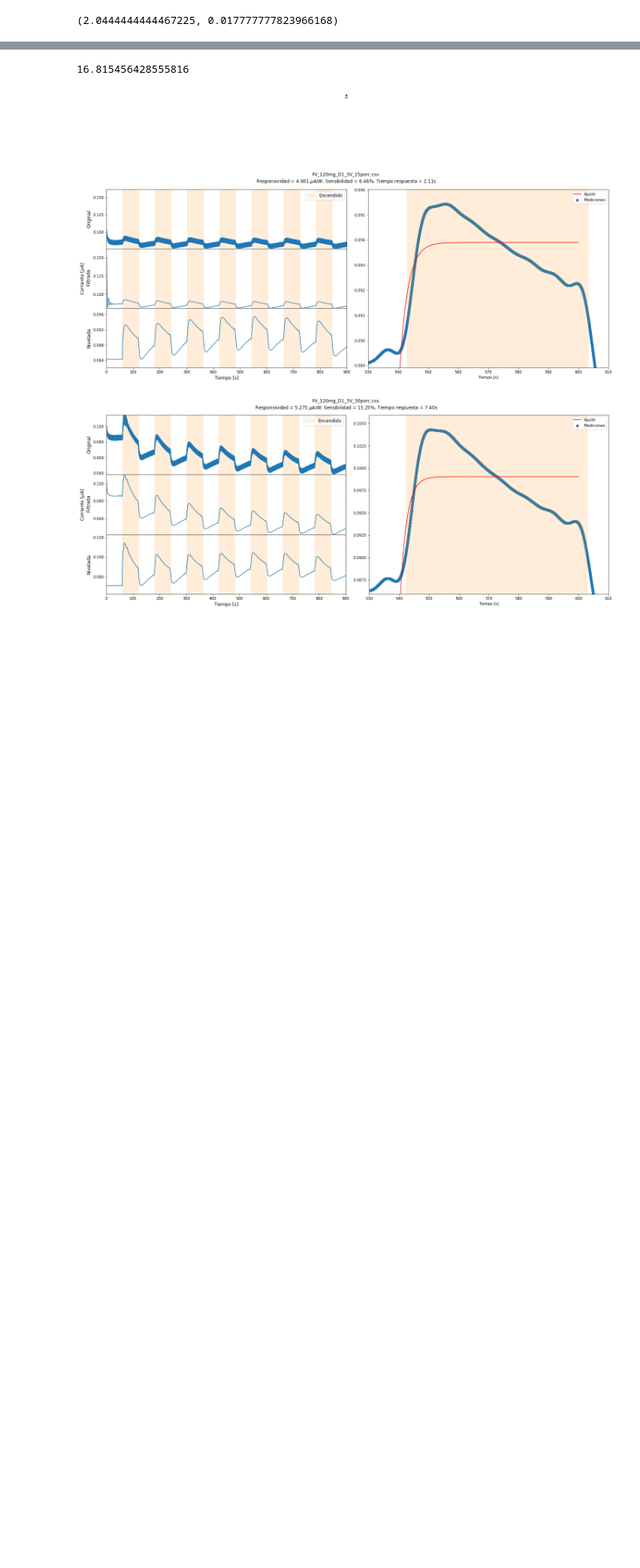
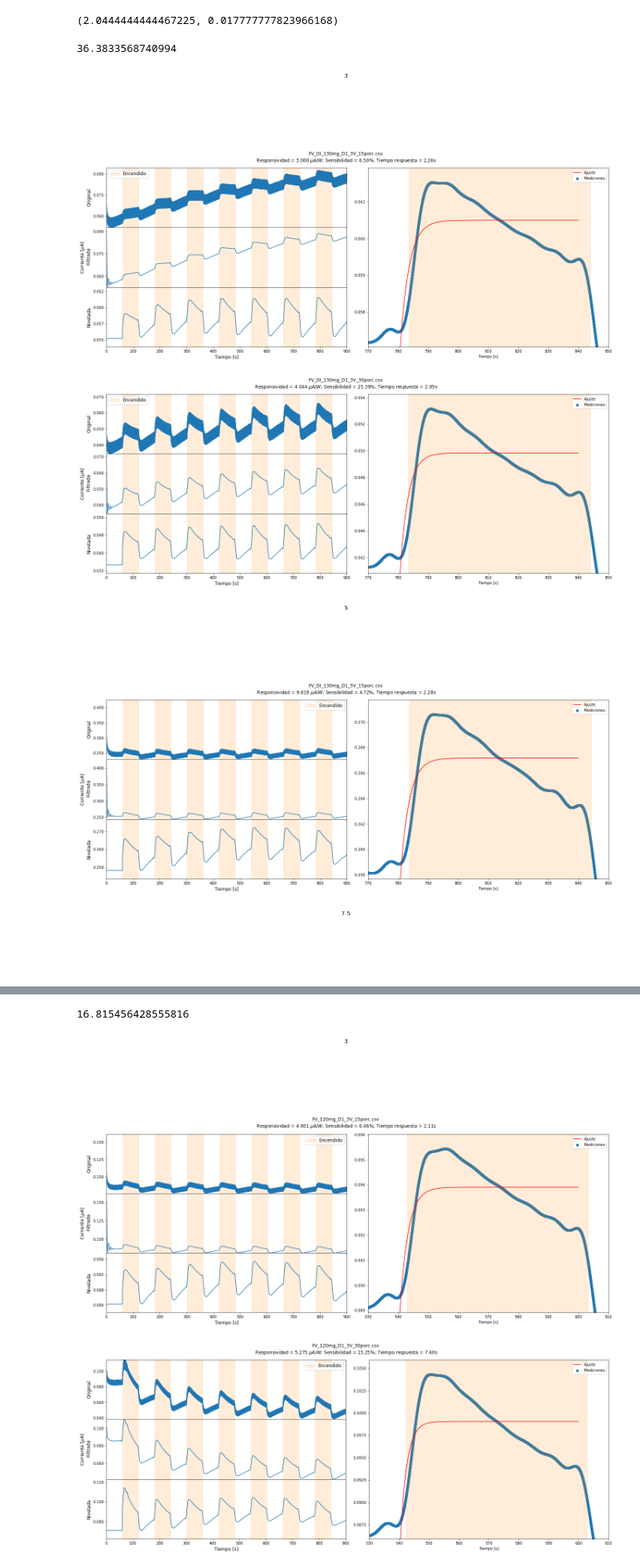
Before and after one commit to deolaya1318/Fotoconductividad, a Jupyter notebook: Fotoconductividad.ipynb, the cells around one changed output, grey strips where cells are left out. Shown at 80% size. Drawn from its saved outputs; the diff is of its cells as text; code cells hidden in the pictures; blank space fills up the shorter version.

```diff
--- a/Fotoconductividad.ipynb
+++ b/Fotoconductividad.ipynb
@@ -84,7 +84,7 @@ def procesar_datos_foto(nombre,axes,rango=(0,100000),filter_function=None,filter
 
 
     if ax_single:
-        inicio = 540
+        inicio = 780
         rango_up = (tiempo>inicio) & (tiempo<inicio+60)
         tiempo_up = (tiempo-inicio)[rango_up]
         corriente_up = corriente[rango_up]
@@ -97,7 +97,7 @@ def procesar_datos_foto(nombre,axes,rango=(0,100000),filter_function=None,filter
     if reg_avg:
         params = []
         sigmas = []
-        for inicio in range(60,480,120):
+        for inicio in range(180,900,120):
             rango_up = (tiempo>inicio) & (tiempo<inicio+60)
             tiempo_up = (tiempo-inicio)[rango_up]
             corriente_up = corriente[rango_up]
@@ -189,7 +189,7 @@ def extraer_datos_foto(nombre,axes,rango=(0,100000),filter_function=None,filter_
 
 
     if ax_single is not None:
-        inicio = 540
+        inicio = 780
         rango_up = (tiempo>inicio) & (tiempo<inicio+60)
         tiempo_up = (tiempo-inicio)[rango_up]
         corriente_up = corriente[rango_up]
@@ -331,3 +331,74 @@ promedio(x,y,sigma_y)
 # ajuste_promedio(x,y)
 # %% [output]
 (2.0444444444467225, 0.017777777823966168)
+# %%
+voltajes = [3,5,7.5,10,15]
+# voltajes = [7.5]
+# voltajes = voltajes[2:]
+# responsividades = {}
+# sensibilidades = {}
+# tiempos = {}
+# corrientes = {}
+# fotocorrientes = {}
+
+def generate_filenames(phi=20):
+    if (phi in [5,7.5,10]):
+        Vs = [3,5,7.5,10,15]
+        filenames = ['FV_DI_130mg_D1_{}V_15porc.csv'.format(phi,Vs)]
+    elif phi == 15:
+        Vs = [15, 30, 45, 60]
+        filenames = ['FV_DI_130mg_D1_{}V_{}porc.csv'.format(phi,V) for V in Vs]
+    else:
+        Vs = [15, 30]
+        filenames = ['FV_DI_130mg_D1_{}V_{}porc.csv'.format(phi,V) for V in Vs]
+    return filenames
+
+
+
+rango = (0,1000000)
+cut = 8/60
+phis = [3, 5, 7.5, 10, 15]
+P = [15,30,15,15,15,15,30,45,60]
+# phis = [5,10,20]
+# phis = [0,1]
+# phis = [20]
+
+fig = plt.figure(figsize=(15,15))
+gs = fig.add_gridspec(5,1,hspace=0.2)
+ax0,ax1,ax5,ax15,ax20 = fig.add_subplot(gs[0,0]),fig.add_subplot(gs[1,0]),fig.add_subplot(gs[2,0]),fig.add_subplot(gs[3,0]),fig.add_subplot(gs[4,0])
+axes = (ax0,ax1,ax5,ax15,ax20)
+i=0
+for (phi,ax) in zip(phis,axes):
+
+    filenames = generate_filenames(phi)
+    plt.figure(figsize=(20,2))
+    plt.axis('off')
+    plt.title(phi)
+    for filename in filenames:
+
+        fig1 = plt.figure(figsize=(20,8))
+        fig2,ax1 = plt.subplots(figsize=(12,8) )
+        gs = fig1.add_gridspec(3,6,hspace=0)
+        original,filtrada,corregida,zoom = fig1.add_subplot(gs[0,:3]),fig1.add_subplot(gs[1,:3]),fig1.add_subplot(gs[2,:3]),fig1.add_subplot(gs[:,3:])
+
+
+        I0,Delta_I0,tau = extraer_datos_foto(filename,(original,filtrada,corregida),filter_function=basic_filter,filter_cut=cut,ajuste=ajuste,rango=rango,ax_single=zoom,reg_avg=ax1)
+        r,s,Sr,Ss = calcular_desempeño(I0,Delta_I0,P[i])
+
+        fig1.suptitle(filename+'\n Responsividad = {:.3f} $\mu A / W$; Sensibilidad = {:.2f}%; Tiempo respuesta = {:.2f}s'.format(r,s*100,tau))
+
+        fig1.tight_layout()
+        plt.close(fig)
+#         plt.close(fig1)
+        plt.close(fig2)
+        i=i+1
+
+print (r)
+# %% [output]
+36.3833568740994
+[figure, added]
+[figure, added]
+[figure, added]
+[figure, added]
+[figure, added]
+[figure, added]
```
Also changed, not shown: parts of 3 cells of this notebook.
